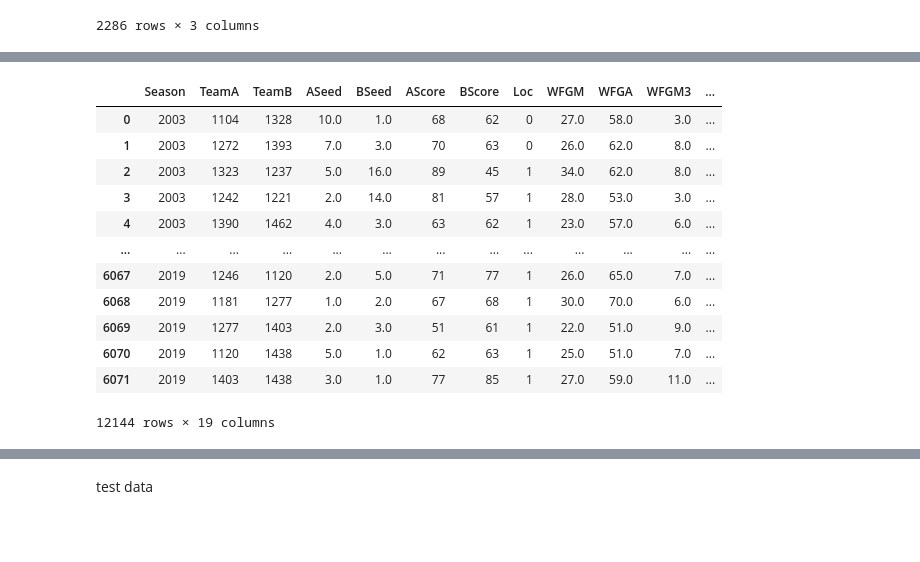
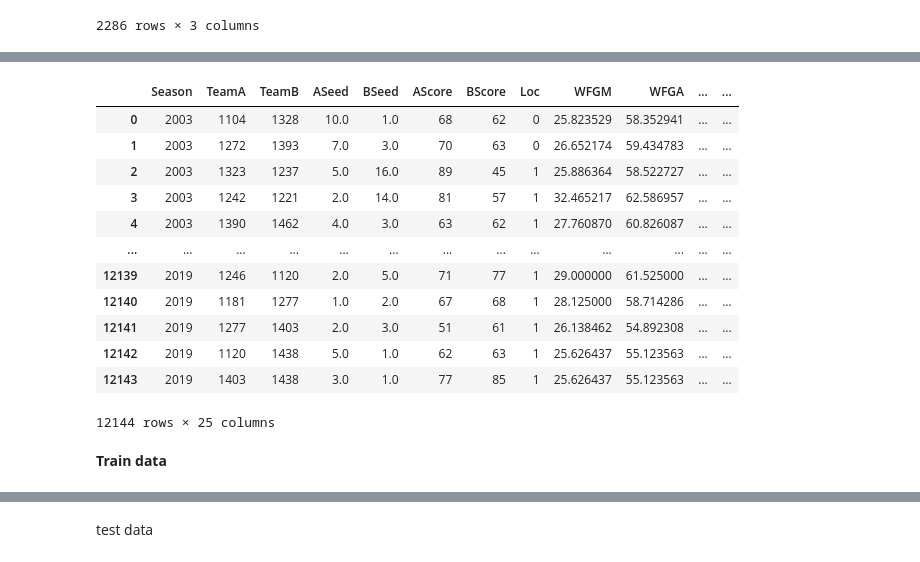
Before and after one commit to uni2237/kaggle-ncaa_m_2020, a Jupyter notebook: kernel79392c161c.ipynb, the cells around one changed output, grey strips where cells are left out. Saved outputs shown, nothing was run; the diff lists cells and outputs as text; code cells hidden in the pictures; blank space fills up the shorter version.

```diff
--- a/kernel79392c161c.ipynb
+++ b/kernel79392c161c.ipynb
@@ -132,8 +147,8 @@ rtw
 # %%
-rl=regular[['Season','LTeamID','LFGM','LFGA', 'LFGM3', 'LFGA3']]
+rl=regular[['Season','LTeamID','LFGM', 'LFGA', 'LFGM3','LFGA3', 'LFGM2', 'LFGA2']]
 rl=rl.groupby(['Season','LTeamID']).mean()
 
-tl=regular[['Season','LTeamID','LFGM','LFGA', 'LFGM3', 'LFGA3']]
+tl=tourney[['Season','LTeamID','LFGM', 'LFGA', 'LFGM3','LFGA3', 'LFGM2', 'LFGA2']]
 tl=tl.groupby(['Season','LTeamID']).mean()
 
 rtl=pd.concat((rl,tl))
@@ -157,9 +172,13 @@ rtl
 # %%
 secondary=df['MSecondaryTourneyCompactResults']
+
 secondary=secondary[['Season','WTeamID','LTeamID','WScore', 'LScore','WLoc']]
+regular=regular[['Season','WTeamID','LTeamID','WScore', 'LScore','WLoc']]
+tourney=tourney[['Season','WTeamID','LTeamID','WScore', 'LScore','WLoc']]
 
+all_match=pd.concat((regular,tourney,secondary))
 
-secondary=pd.merge(secondary,rtw,how='left',left_on=['Season','WTeamID'],right_on=['Season','WTeamID'])
-secondary=pd.merge(secondary,rtl,how='left',left_on=['Season','LTeamID'],right_on=['Season','LTeamID'])
-secondary
+all_match=pd.merge(all_match,rtw,how='left',left_on=['Season','WTeamID'],right_on=['Season','WTeamID'])
+all_match=pd.merge(all_match,rtl,how='left',left_on=['Season','LTeamID'],right_on=['Season','LTeamID'])
+all_match
 # %% [output]
@@ -265 +219,4 @@ LFGA3      0
 dtype: int64
+# %%
+all_match=all_match.dropna()
+all_match
@@ -316,7 +287,10 @@ data.drop(['TeamID'],axis=1,inplace=True)
 data.rename(columns={'Seed':'LSeed'},inplace=True)
 
 data=data[['Season', 'WTeamID', 'LTeamID', 'WSeed','LSeed', 'WScore', 'LScore', 'WLoc',
-           'WFGM','WFGA', 'WFGM3', 'WFGA3', 'LFGM', 'LFGA', 'LFGM3', 'LFGA3']]
+           'WFGM', 'WFGA','WFGM3', 'WFGA3', 'WFGM2','WFGA2',
+                 'LFGM', 'LFGA', 'LFGM3', 'LFGA3','LFGM2','LFGA2']]
+
+
 data
 # %% [output]
 |  | Season | WTeamID | LTeamID | WSeed | LSeed | WScore | LScore | WLoc | WFGM | WFGA | WFGM3 | ... |
@@ -359,43 +333,51 @@ data
 # %%
 win=data.copy()
 lose=data.copy()
 
 lose['TeamA']=win['TeamB']
 lose['TeamB']=win['TeamA']
 
 lose['ASeed']=win['BSeed']
 lose['BSeed']=win['ASeed']
 
 lose['AScore']=win['BScore']
 lose['BScore']=win['AScore']
 
 lose['Loc']=lose['Loc'].apply(lambda x: 'H' if x=='N' else 'N' if x=='H' else 'A')
 
 win['result']=1
 lose['result']=0
 
 total=pd.concat((win,lose))
 total['Loc']=total['Loc'].apply(lambda x: '1' if x=='H' else '0' if x=='N' else '-1')
 
 total['Seed_diff']=total['ASeed']-total['BSeed']
 total['Score_diff']=total['AScore']-total['BScore']
 
 
-train=total[['Season', 'TeamA', 'TeamB', 'ASeed', 'BSeed', 'AScore', 'BScore', 'Loc',
-       'WFGM', 'WFGA', 'WFGM3', 'WFGA3', 'LFGM', 'LFGA', 'LFGM3', 'LFGA3', 'Seed_diff', 'Score_diff',
-       'result']]
-train
+
+Asum=total.groupby(['Season', 'TeamA'])['AScore'].sum().reset_index()
+Asum.rename(columns={'AScore':'A_Sum'},inplace=True)
+total=pd.merge(total,Asum,how='left',left_on=['Season','TeamA'],right_on=['Season','TeamA'])
+
+Bsum=total.groupby(['Season', 'TeamB'])['BScore'].sum().reset_index()
+Bsum.rename(columns={'BScore':'B_Sum'},inplace=True)
+total=pd.merge(total,Bsum,how='left',left_on=['Season','TeamB'],right_on=['Season','TeamB'])
+
+total
 # %% [output]
-|  | Season | TeamA | TeamB | ASeed | BSeed | AScore | BScore | Loc | WFGM | WFGA | WFGM3 | ... |
-| 0 | 2003 | 1104 | 1328 | 10.0 | 1.0 | 68 | 62 | 0 | 27.0 | 58.0 | 3.0 | ... |
-| 1 | 2003 | 1272 | 1393 | 7.0 | 3.0 | 70 | 63 | 0 | 26.0 | 62.0 | 8.0 | ... |
-| 2 | 2003 | 1323 | 1237 | 5.0 | 16.0 | 89 | 45 | 1 | 34.0 | 62.0 | 8.0 | ... |
-| 3 | 2003 | 1242 | 1221 | 2.0 | 14.0 | 81 | 57 | 1 | 28.0 | 53.0 | 3.0 | ... |
-| 4 | 2003 | 1390 | 1462 | 4.0 | 3.0 | 63 | 62 | 1 | 23.0 | 57.0 | 6.0 | ... |
+|  | Season | TeamA | TeamB | ASeed | BSeed | AScore | BScore | Loc | WFGM | WFGA | ... | ... |
+| 0 | 2003 | 1104 | 1328 | 10.0 | 1.0 | 68 | 62 | 0 | 25.823529 | 58.352941 | ... | ... |
+| 1 | 2003 | 1272 | 1393 | 7.0 | 3.0 | 70 | 63 | 0 | 26.652174 | 59.434783 | ... | ... |
+| 2 | 2003 | 1323 | 1237 | 5.0 | 16.0 | 89 | 45 | 1 | 25.886364 | 58.522727 | ... | ... |
+| 3 | 2003 | 1242 | 1221 | 2.0 | 14.0 | 81 | 57 | 1 | 32.465217 | 62.586957 | ... | ... |
+| 4 | 2003 | 1390 | 1462 | 4.0 | 3.0 | 63 | 62 | 1 | 27.760870 | 60.826087 | ... | ... |
 | ... | ... | ... | ... | ... | ... | ... | ... | ... | ... | ... | ... | ... |
-| 6067 | 2019 | 1246 | 1120 | 2.0 | 5.0 | 71 | 77 | 1 | 26.0 | 65.0 | 7.0 | ... |
-| 6068 | 2019 | 1181 | 1277 | 1.0 | 2.0 | 67 | 68 | 1 | 30.0 | 70.0 | 6.0 | ... |
-| 6069 | 2019 | 1277 | 1403 | 2.0 | 3.0 | 51 | 61 | 1 | 22.0 | 51.0 | 9.0 | ... |
-| 6070 | 2019 | 1120 | 1438 | 5.0 | 1.0 | 62 | 63 | 1 | 25.0 | 51.0 | 7.0 | ... |
-| 6071 | 2019 | 1403 | 1438 | 3.0 | 1.0 | 77 | 85 | 1 | 27.0 | 59.0 | 11.0 | ... |
+| 12139 | 2019 | 1246 | 1120 | 2.0 | 5.0 | 71 | 77 | 1 | 29.000000 | 61.525000 | ... | ... |
+| 12140 | 2019 | 1181 | 1277 | 1.0 | 2.0 | 67 | 68 | 1 | 28.125000 | 58.714286 | ... | ... |
+| 12141 | 2019 | 1277 | 1403 | 2.0 | 3.0 | 51 | 61 | 1 | 26.138462 | 54.892308 | ... | ... |
+| 12142 | 2019 | 1120 | 1438 | 5.0 | 1.0 | 62 | 63 | 1 | 25.626437 | 55.123563 | ... | ... |
+| 12143 | 2019 | 1403 | 1438 | 3.0 | 1.0 | 77 | 85 | 1 | 25.626437 | 55.123563 | ... | ... |
-12144 rows × 19 columns
+12144 rows × 25 columns
+# %% [markdown]
+**Train data**
```
Also changed, not shown: parts of 16 cells of this notebook.
